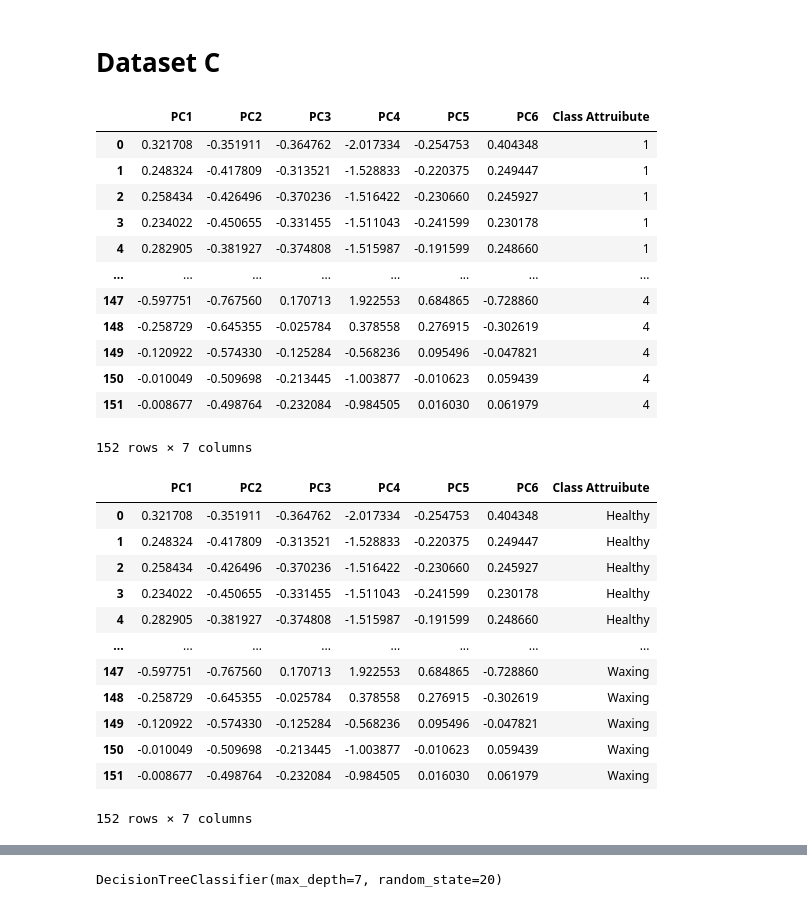
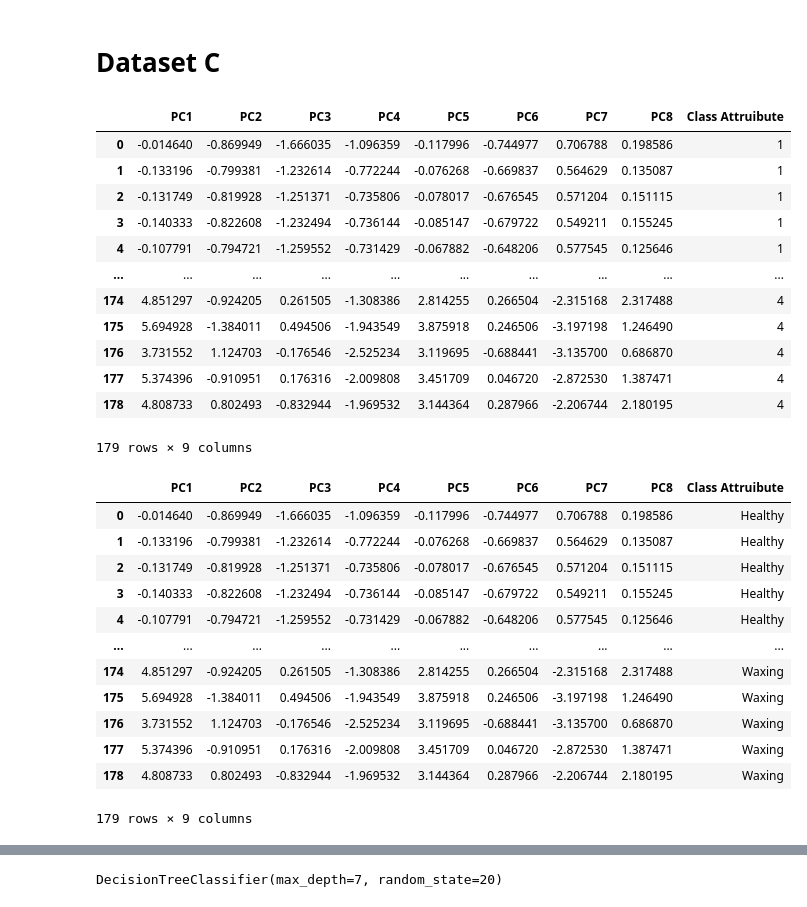
Before and after one commit to josh-huang/CSC3005-DataAnalytics-Project, a Jupyter notebook: ML-Decision Tree/Decision_Tree_pca.ipynb, the cells around one changed output, grey strips where cells are left out. Saved outputs shown, nothing was run; the diff lists cells and outputs as text; code cells hidden in the pictures.

```diff
--- a/ML-Decision Tree/Decision_Tree_pca.ipynb
+++ b/ML-Decision Tree/Decision_Tree_pca.ipynb
@@ -404,32 +404,32 @@ Gas injection       1.00      1.00      1.00         3
 # %%
 #load in the data
 
-dataframeC = pd.read_csv('../5. Dataset PCA/MeterC_pca_6.csv')
+dataframeC = pd.read_csv('../5. Dataset PCA/MeterC_pca_8.csv')
 #display(dataframeA.head())
 dataframeC.head()
 
 dataframeC = dataframeC.drop('Unnamed: 0', axis=1)
 
 # yLbl is Class Attruibute labels
 
 yLbl_C = dataframeC[['Class Attruibute']]
 
 #featuresVector
 dataframeC
 # %% [output]
-|  | PC1 | PC2 | PC3 | PC4 | PC5 | PC6 | Class Attruibute |
-| 0 | 0.321708 | -0.351911 | -0.364762 | -2.017334 | -0.254753 | 0.404348 | 1 |
-| 1 | 0.248324 | -0.417809 | -0.313521 | -1.528833 | -0.220375 | 0.249447 | 1 |
-| 2 | 0.258434 | -0.426496 | -0.370236 | -1.516422 | -0.230660 | 0.245927 | 1 |
-| 3 | 0.234022 | -0.450655 | -0.331455 | -1.511043 | -0.241599 | 0.230178 | 1 |
-| 4 | 0.282905 | -0.381927 | -0.374808 | -1.515987 | -0.191599 | 0.248660 | 1 |
-| ... | ... | ... | ... | ... | ... | ... | ... |
-| 147 | -0.597751 | -0.767560 | 0.170713 | 1.922553 | 0.684865 | -0.728860 | 4 |
-| 148 | -0.258729 | -0.645355 | -0.025784 | 0.378558 | 0.276915 | -0.302619 | 4 |
-| 149 | -0.120922 | -0.574330 | -0.125284 | -0.568236 | 0.095496 | -0.047821 | 4 |
-| 150 | -0.010049 | -0.509698 | -0.213445 | -1.003877 | -0.010623 | 0.059439 | 4 |
-| 151 | -0.008677 | -0.498764 | -0.232084 | -0.984505 | 0.016030 | 0.061979 | 4 |
+|  | PC1 | PC2 | PC3 | PC4 | PC5 | PC6 | PC7 | PC8 | Class Attruibute |
+| 0 | -0.014640 | -0.869949 | -1.666035 | -1.096359 | -0.117996 | -0.744977 | 0.706788 | 0.198586 | 1 |
+| 1 | -0.133196 | -0.799381 | -1.232614 | -0.772244 | -0.076268 | -0.669837 | 0.564629 | 0.135087 | 1 |
+| 2 | -0.131749 | -0.819928 | -1.251371 | -0.735806 | -0.078017 | -0.676545 | 0.571204 | 0.151115 | 1 |
+| 3 | -0.140333 | -0.822608 | -1.232494 | -0.736144 | -0.085147 | -0.679722 | 0.549211 | 0.155245 | 1 |
+| 4 | -0.107791 | -0.794721 | -1.259552 | -0.731429 | -0.067882 | -0.648206 | 0.577545 | 0.125646 | 1 |
+| ... | ... | ... | ... | ... | ... | ... | ... | ... | ... |
+| 174 | 4.851297 | -0.924205 | 0.261505 | -1.308386 | 2.814255 | 0.266504 | -2.315168 | 2.317488 | 4 |
+| 175 | 5.694928 | -1.384011 | 0.494506 | -1.943549 | 3.875918 | 0.246506 | -3.197198 | 1.246490 | 4 |
+| 176 | 3.731552 | 1.124703 | -0.176546 | -2.525234 | 3.119695 | -0.688441 | -3.135700 | 0.686870 | 4 |
+| 177 | 5.374396 | -0.910951 | 0.176316 | -2.009808 | 3.451709 | 0.046720 | -2.872530 | 1.387471 | 4 |
+| 178 | 4.808733 | 0.802493 | -0.832944 | -1.969532 | 3.144364 | 0.287966 | -2.206744 | 2.180195 | 4 |
-152 rows × 7 columns
+179 rows × 9 columns
 # %%
 dataframeC['Class Attruibute'] = dataframeC['Class Attruibute'].replace([1],'Healthy')
 dataframeC['Class Attruibute'] = dataframeC['Class Attruibute'].replace([2],'Gas injection')
@@ -438,19 +438,19 @@ dataframeC['Class Attruibute'] = dataframeC['Class Attruibute'].replace([4],'Wax
 
 dataframeC
 # %% [output]
-|  | PC1 | PC2 | PC3 | PC4 | PC5 | PC6 | Class Attruibute |
-| 0 | 0.321708 | -0.351911 | -0.364762 | -2.017334 | -0.254753 | 0.404348 | Healthy |
-| 1 | 0.248324 | -0.417809 | -0.313521 | -1.528833 | -0.220375 | 0.249447 | Healthy |
-| 2 | 0.258434 | -0.426496 | -0.370236 | -1.516422 | -0.230660 | 0.245927 | Healthy |
-| 3 | 0.234022 | -0.450655 | -0.331455 | -1.511043 | -0.241599 | 0.230178 | Healthy |
-| 4 | 0.282905 | -0.381927 | -0.374808 | -1.515987 | -0.191599 | 0.248660 | Healthy |
-| ... | ... | ... | ... | ... | ... | ... | ... |
-| 147 | -0.597751 | -0.767560 | 0.170713 | 1.922553 | 0.684865 | -0.728860 | Waxing |
-| 148 | -0.258729 | -0.645355 | -0.025784 | 0.378558 | 0.276915 | -0.302619 | Waxing |
-| 149 | -0.120922 | -0.574330 | -0.125284 | -0.568236 | 0.095496 | -0.047821 | Waxing |
-| 150 | -0.010049 | -0.509698 | -0.213445 | -1.003877 | -0.010623 | 0.059439 | Waxing |
-| 151 | -0.008677 | -0.498764 | -0.232084 | -0.984505 | 0.016030 | 0.061979 | Waxing |
+|  | PC1 | PC2 | PC3 | PC4 | PC5 | PC6 | PC7 | PC8 | Class Attruibute |
+| 0 | -0.014640 | -0.869949 | -1.666035 | -1.096359 | -0.117996 | -0.744977 | 0.706788 | 0.198586 | Healthy |
+| 1 | -0.133196 | -0.799381 | -1.232614 | -0.772244 | -0.076268 | -0.669837 | 0.564629 | 0.135087 | Healthy |
+| 2 | -0.131749 | -0.819928 | -1.251371 | -0.735806 | -0.078017 | -0.676545 | 0.571204 | 0.151115 | Healthy |
+| 3 | -0.140333 | -0.822608 | -1.232494 | -0.736144 | -0.085147 | -0.679722 | 0.549211 | 0.155245 | Healthy |
+| 4 | -0.107791 | -0.794721 | -1.259552 | -0.731429 | -0.067882 | -0.648206 | 0.577545 | 0.125646 | Healthy |
+| ... | ... | ... | ... | ... | ... | ... | ... | ... | ... |
+| 174 | 4.851297 | -0.924205 | 0.261505 | -1.308386 | 2.814255 | 0.266504 | -2.315168 | 2.317488 | Waxing |
+| 175 | 5.694928 | -1.384011 | 0.494506 | -1.943549 | 3.875918 | 0.246506 | -3.197198 | 1.246490 | Waxing |
+| 176 | 3.731552 | 1.124703 | -0.176546 | -2.525234 | 3.119695 | -0.688441 | -3.135700 | 0.686870 | Waxing |
+| 177 | 5.374396 | -0.910951 | 0.176316 | -2.009808 | 3.451709 | 0.046720 | -2.872530 | 1.387471 | Waxing |
+| 178 | 4.808733 | 0.802493 | -0.832944 | -1.969532 | 3.144364 | 0.287966 | -2.206744 | 2.180195 | Waxing |
-152 rows × 7 columns
+179 rows × 9 columns
 # %%
 #extract features and target variables
 x_C = dataframeC.drop(columns="Class Attruibute")
```
Also changed, not shown: parts of 14 cells of this notebook, 13 other files.
